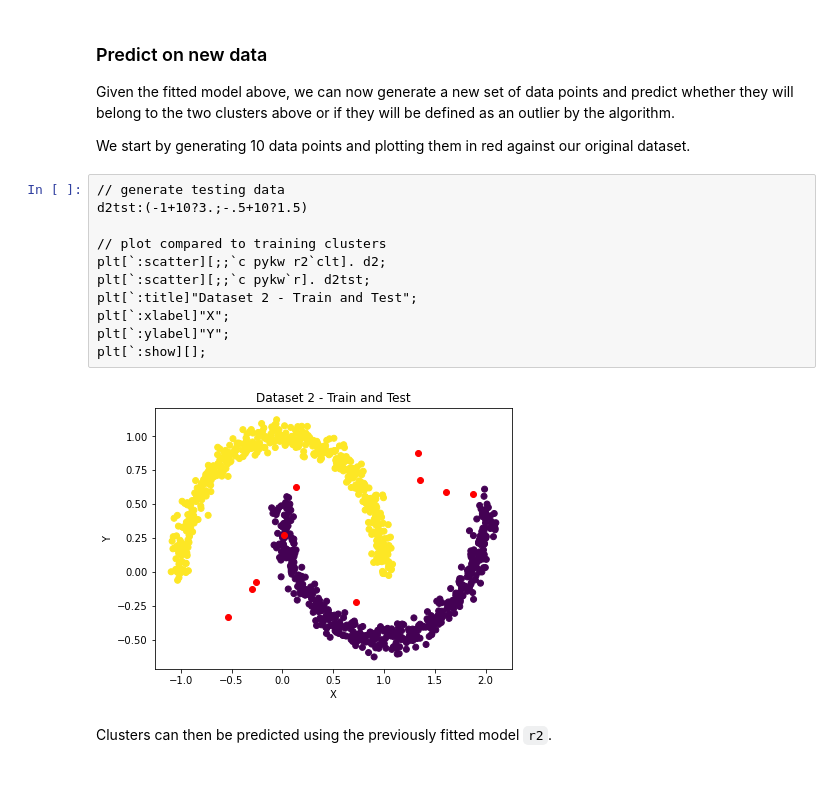
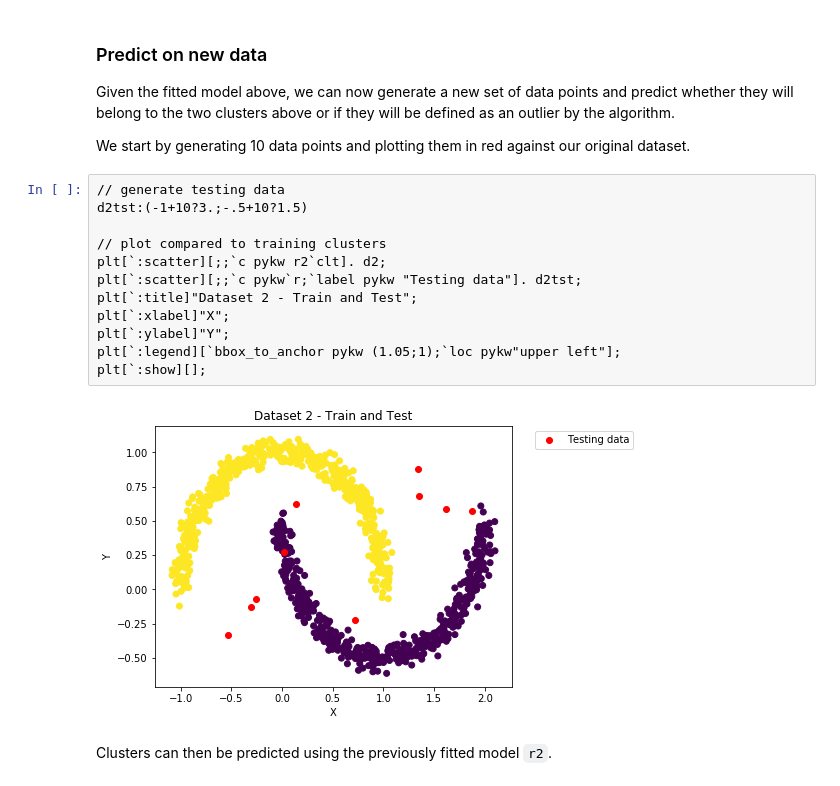
Before and after one commit to dmorgankx/mlnotebooks, a Jupyter notebook: notebooks/11 Clustering.ipynb, the cells around one changed output. Drawn from its saved outputs; the diff is of its cells as text.

```diff
--- a/notebooks/11 Clustering.ipynb
+++ b/notebooks/11 Clustering.ipynb
@@ -240,16 +241,17 @@ We start by generating 10 data points and plotting them in red against our origi
 # %%
 // generate testing data
 d2tst:(-1+10?3.;-.5+10?1.5)
 
 // plot compared to training clusters
 plt[`:scatter][;;`c pykw r2`clt]. d2;
-plt[`:scatter][;;`c pykw`r]. d2tst;
+plt[`:scatter][;;`c pykw`r;`label pykw "Testing data"]. d2tst;
 plt[`:title]"Dataset 2 - Train and Test";
 plt[`:xlabel]"X";
 plt[`:ylabel]"Y";
+plt[`:legend][`bbox_to_anchor pykw (1.05;1);`loc pykw"upper left"];
 plt[`:show][];
 # %% [output]
-[figure, old version]
+[figure, new version]
 # %% [markdown]
 Clusters can then be predicted using the previously fitted model `r2`.
 # %%
```
Also changed, not shown: parts of 35 cells of this notebook, 1 other file.
